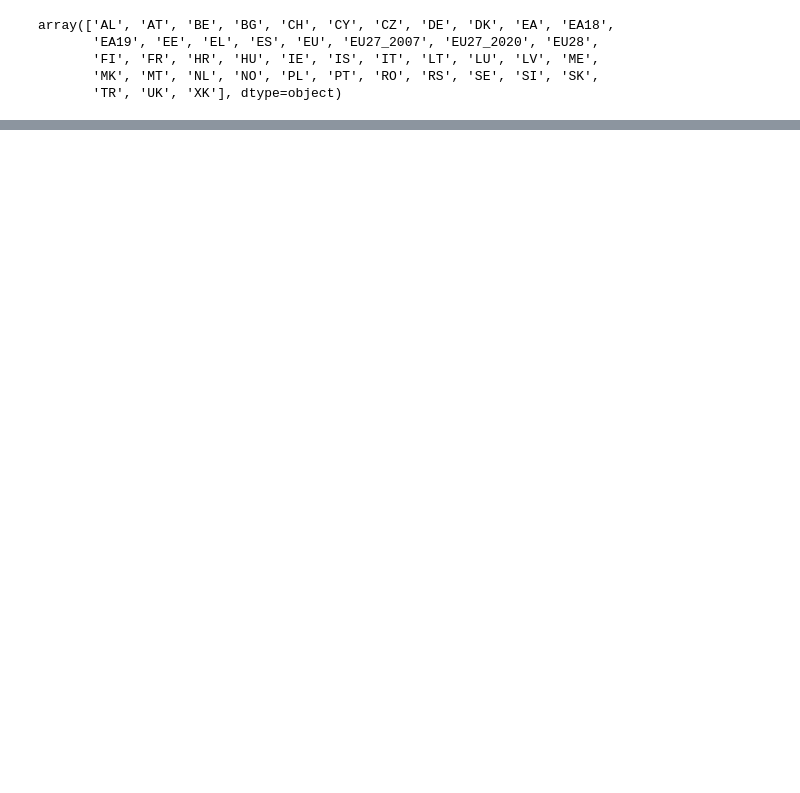
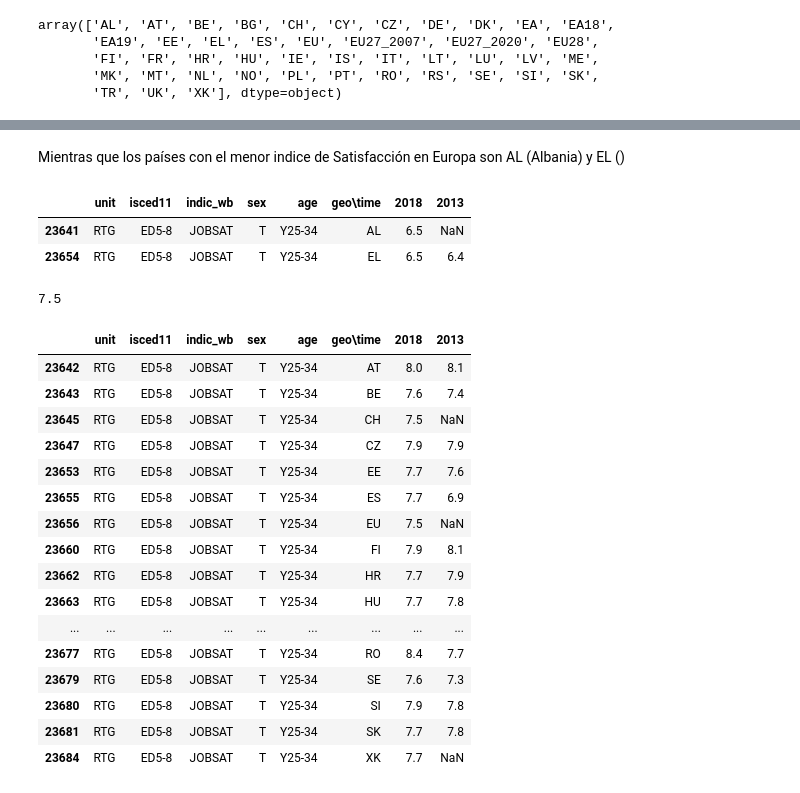
Before and after one commit to JALVARADORUIZ/Magister_BigData_UB, a Jupyter notebook: M3_AI1_AlvaradoRuizJoseArmando.ipynb, the cells around one changed output, grey strips where cells are left out. Cells and saved outputs as stored; diff of their text form; code cells hidden in the pictures; blank space fills up the shorter version.

```diff
--- a/M3_AI1_AlvaradoRuizJoseArmando.ipynb
+++ b/M3_AI1_AlvaradoRuizJoseArmando.ipynb
@@ -93,0 +200,33 @@ data_2018.plot.bar()
+# %% [markdown]
+Mientras que los países con el menor indice de Satisfacción en Europa son AL (Albania) y EL ()
+# %%
+df_filter[df_filter[2018] == df_filter[2018].min()]
+# %% [output]
+|  | unit | isced11 | indic_wb | sex | age | geo\time | 2018 | 2013 |
+| 23641 | RTG | ED5-8 | JOBSAT | T | Y25-34 | AL | 6.5 | NaN |
+| 23654 | RTG | ED5-8 | JOBSAT | T | Y25-34 | EL | 6.5 | 6.4 |
+# %%
+valor_eu = list(df_filter[df_filter['geo\\time'] == 'EU'][2018])[0]
+valor_eu
+# %% [output]
+7.5
+# %%
+df_filter[df_filter[2018] >= valor_eu]
+# %% [output]
+|  | unit | isced11 | indic_wb | sex | age | geo\time | 2018 | 2013 |
+| 23642 | RTG | ED5-8 | JOBSAT | T | Y25-34 | AT | 8.0 | 8.1 |
+| 23643 | RTG | ED5-8 | JOBSAT | T | Y25-34 | BE | 7.6 | 7.4 |
+| 23645 | RTG | ED5-8 | JOBSAT | T | Y25-34 | CH | 7.5 | NaN |
+| 23647 | RTG | ED5-8 | JOBSAT | T | Y25-34 | CZ | 7.9 | 7.9 |
+| 23653 | RTG | ED5-8 | JOBSAT | T | Y25-34 | EE | 7.7 | 7.6 |
+| 23655 | RTG | ED5-8 | JOBSAT | T | Y25-34 | ES | 7.7 | 6.9 |
+| 23656 | RTG | ED5-8 | JOBSAT | T | Y25-34 | EU | 7.5 | NaN |
+| 23660 | RTG | ED5-8 | JOBSAT | T | Y25-34 | FI | 7.9 | 8.1 |
+| 23662 | RTG | ED5-8 | JOBSAT | T | Y25-34 | HR | 7.7 | 7.9 |
+| 23663 | RTG | ED5-8 | JOBSAT | T | Y25-34 | HU | 7.7 | 7.8 |
+| ... | ... | ... | ... | ... | ... | ... | ... | ... |
+| 23677 | RTG | ED5-8 | JOBSAT | T | Y25-34 | RO | 8.4 | 7.7 |
+| 23679 | RTG | ED5-8 | JOBSAT | T | Y25-34 | SE | 7.6 | 7.3 |
+| 23680 | RTG | ED5-8 | JOBSAT | T | Y25-34 | SI | 7.9 | 7.8 |
+| 23681 | RTG | ED5-8 | JOBSAT | T | Y25-34 | SK | 7.7 | 7.8 |
+| 23684 | RTG | ED5-8 | JOBSAT | T | Y25-34 | XK | 7.7 | NaN |
```
Also changed, not shown: parts of 29 cells of this notebook.
